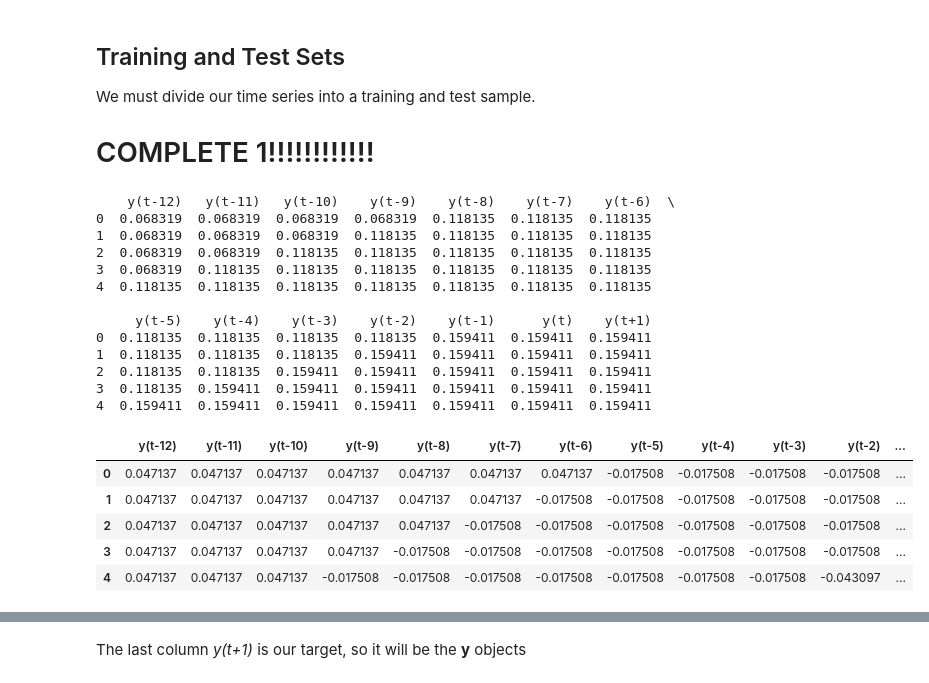
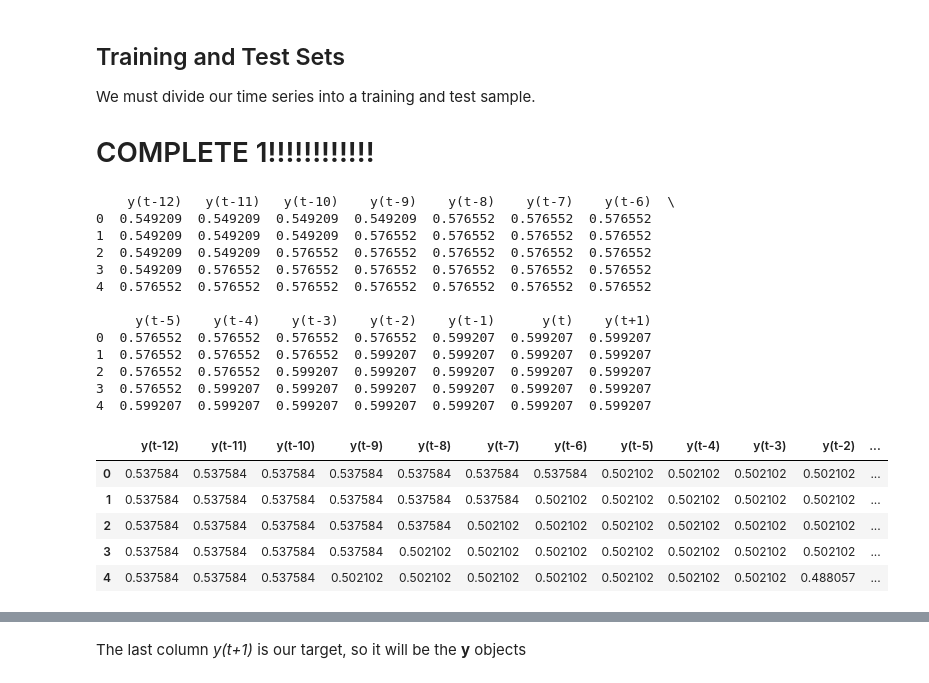
Before and after one commit to MathNog/COMP432-Project, a Jupyter notebook: code/RandomForest.ipynb, the cells around one changed output, grey strips where cells are left out. Saved outputs shown, nothing was run; the diff lists cells and outputs as text; code cells hidden in the pictures.

```diff
--- a/code/RandomForest.ipynb
+++ b/code/RandomForest.ipynb
@@ -127,6 +171,11 @@ AmericanAirlines_serie = read_filter('../data/AAL2010_2019.csv','Date','Adj Clos
 USD_CAD_serie_diff1 = diff(USD_CAD_serie,1)
 USD_BRL_serie_diff1 = diff(USD_BRL_serie,1)
 AmericanAirlines_serie_diff1 = diff(AmericanAirlines_serie,1)
+
+# #normalizing the series
+USD_CAD_serie_diff1 = normalize(USD_CAD_serie_diff1)
+USD_BRL_serie_diff1 = normalize(USD_BRL_serie_diff1)
+AmericanAirlines_serie_diff1 = normalize(AmericanAirlines_serie_diff1)
 # %% [markdown]
 ## Training and Test Sets
 
@@ -134,36 +183,35 @@ We must divide our time series into a training and test sample.
 
 # COMPLETE 1!!!!!!!!!!!!
 # %%
-largest_horizon = 12 #12 weeks, 3 months
 split = 12 #number of entries for test
 lags = 12 #number of past values that will be used to train the model
 
-train_American_diff1, test_American_diff1 = split_serie(AmericanAirlines_serie_diff1,lags,split)
-train_USD_CAD_diff1, test_USD_CAD_diff1 = split_serie(USD_CAD_serie_diff1,lags,split)
-train_USD_BRL_diff1, test_USD_BRL_diff1 = split_serie(USD_BRL_serie_diff1,lags,split)
+train_American_diff1, test_American_diff1 = moving_window(AmericanAirlines_serie_diff1,lags,split)
+train_USD_CAD_diff1, test_USD_CAD_diff1 = moving_window(USD_CAD_serie_diff1,lags,split)
+train_USD_BRL_diff1, test_USD_BRL_diff1 = moving_window(USD_BRL_serie_diff1,lags,split)
 
 #Let's take a look into the test series
 print(test_American_diff1.head())
 
 #Let's just take a look into the dataframe.
 train_American_diff1.head()
 # %% [output]
     y(t-12)   y(t-11)   y(t-10)    y(t-9)    y(t-8)    y(t-7)    y(t-6)  \
-0  0.068319  0.068319  0.068319  0.068319  0.118135  0.118135  0.118135
-1  0.068319  0.068319  0.068319  0.118135  0.118135  0.118135  0.118135
-2  0.068319  0.068319  0.118135  0.118135  0.118135  0.118135  0.118135
-3  0.068319  0.118135  0.118135  0.118135  0.118135  0.118135  0.118135
-4  0.118135  0.118135  0.118135  0.118135  0.118135  0.118135  0.118135
+0  0.549209  0.549209  0.549209  0.549209  0.576552  0.576552  0.576552
+1  0.549209  0.549209  0.549209  0.576552  0.576552  0.576552  0.576552
+2  0.549209  0.549209  0.576552  0.576552  0.576552  0.576552  0.576552
+3  0.549209  0.576552  0.576552  0.576552  0.576552  0.576552  0.576552
+4  0.576552  0.576552  0.576552  0.576552  0.576552  0.576552  0.576552
 
      y(t-5)    y(t-4)    y(t-3)    y(t-2)    y(t-1)      y(t)    y(t+1)
-0  0.118135  0.118135  0.118135  0.118135  0.159411  0.159411  0.159411
-1  0.118135  0.118135  0.118135  0.159411  0.159411  0.159411  0.159411
-2  0.118135  0.118135  0.159411  0.159411  0.159411  0.159411  0.159411
-3  0.118135  0.159411  0.159411  0.159411  0.159411  0.159411  0.159411
-4  0.159411  0.159411  0.159411  0.159411  0.159411  0.159411  0.159411
+0  0.576552  0.576552  0.576552  0.576552  0.599207  0.599207  0.599207
+1  0.576552  0.576552  0.576552  0.599207  0.599207  0.599207  0.599207
+2  0.576552  0.576552  0.599207  0.599207  0.599207  0.599207  0.599207
+3  0.576552  0.599207  0.599207  0.599207  0.599207  0.599207  0.599207
+4  0.599207  0.599207  0.599207  0.599207  0.599207  0.599207  0.599207
 |  | y(t-12) | y(t-11) | y(t-10) | y(t-9) | y(t-8) | y(t-7) | y(t-6) | y(t-5) | y(t-4) | y(t-3) | y(t-2) | ... |
-| 0 | 0.047137 | 0.047137 | 0.047137 | 0.047137 | 0.047137 | 0.047137 | 0.047137 | -0.017508 | -0.017508 | -0.017508 | -0.017508 | ... |
-| 1 | 0.047137 | 0.047137 | 0.047137 | 0.047137 | 0.047137 | 0.047137 | -0.017508 | -0.017508 | -0.017508 | -0.017508 | -0.017508 | ... |
-| 2 | 0.047137 | 0.047137 | 0.047137 | 0.047137 | 0.047137 | -0.017508 | -0.017508 | -0.017508 | -0.017508 | -0.017508 | -0.017508 | ... |
-| 3 | 0.047137 | 0.047137 | 0.047137 | 0.047137 | -0.017508 | -0.017508 | -0.017508 | -0.017508 | -0.017508 | -0.017508 | -0.017508 | ... |
-| 4 | 0.047137 | 0.047137 | 0.047137 | -0.017508 | -0.017508 | -0.017508 | -0.017508 | -0.017508 | -0.017508 | -0.017508 | -0.043097 | ... |
+| 0 | 0.537584 | 0.537584 | 0.537584 | 0.537584 | 0.537584 | 0.537584 | 0.537584 | 0.502102 | 0.502102 | 0.502102 | 0.502102 | ... |
+| 1 | 0.537584 | 0.537584 | 0.537584 | 0.537584 | 0.537584 | 0.537584 | 0.502102 | 0.502102 | 0.502102 | 0.502102 | 0.502102 | ... |
+| 2 | 0.537584 | 0.537584 | 0.537584 | 0.537584 | 0.537584 | 0.502102 | 0.502102 | 0.502102 | 0.502102 | 0.502102 | 0.502102 | ... |
+| 3 | 0.537584 | 0.537584 | 0.537584 | 0.537584 | 0.502102 | 0.502102 | 0.502102 | 0.502102 | 0.502102 | 0.502102 | 0.502102 | ... |
+| 4 | 0.537584 | 0.537584 | 0.537584 | 0.502102 | 0.502102 | 0.502102 | 0.502102 | 0.502102 | 0.502102 | 0.502102 | 0.488057 | ... |
```
Also changed, not shown: parts of 32 cells of this notebook, 2 other files.
